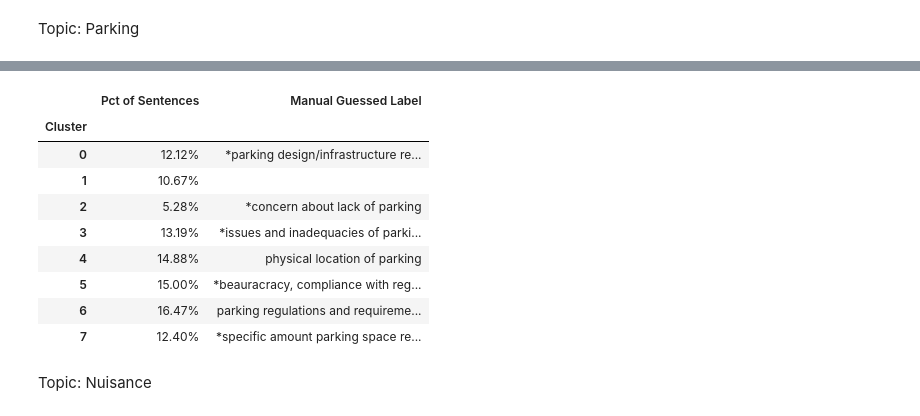
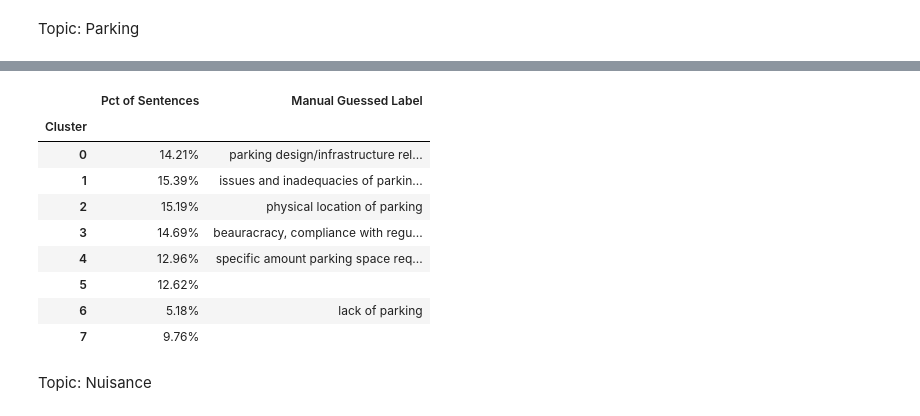
Before and after one commit to mpham8/kestelman-research, a Jupyter notebook: text-data-context/k-mean-clustering.ipynb, the cells around one changed output, grey strips where cells are left out. Cells and saved outputs as stored; diff of their text form; code cells hidden in the pictures.

```diff
--- a/text-data-context/k-mean-clustering.ipynb
+++ b/text-data-context/k-mean-clustering.ipynb
@@ -50,10 +50,3 @@ def elbow_test(embeddings):
   plt.show()
 # %% [markdown]
 K-means Classifier
-# %%
-def k_means_classifier(embeddings, num_clusters = 8, seed = 42):
-  clustering_model = KMeans(n_clusters=num_clusters, random_state=seed)
-  clustering_model.fit(embeddings)
-  clusters = clustering_model.labels_
-
-  return clusters
@@ -126,8 +142,8 @@ information and possible workarounds, please see
 [figure]
 # %%
 parking_num_clusters = 8
-parking_seed = 42
-parking_clusters = k_means_classifier(parking_embeddings, parking_num_clusters, parking_seed)
+parking_clusters = k_means_classifier(parking_embeddings, num_clusters=parking_num_clusters, seed=42, n_init=10)
+
 parking_clusters_df = pd.DataFrame({'Sentence': parking_sentences, 'Cluster': parking_clusters})
 pca_plot(parking_embeddings, parking_clusters)
 # %% [output]
@@ -156,29 +172,29 @@ Cluster 1:
 # %%
 parking_cluster_labels = {
-    0: "*parking design/infrastructure relative to the proposed project",
-    1: "",
-    2: "*concern about lack of parking",
-    3: "*issues and inadequacies of parking on community",
-    4: "physical location of parking",
-    5: "*beauracracy, compliance with regulations, application",
-    6: "parking regulations and requirements for different zones or businesses",
-    7: "*specific amount parking space requirements"
+    0: "parking design/infrastructure relative to the proposed project",
+    1: "issues and inadequacies of parking on community",
+    2: "physical location of parking",
+    3: "beauracracy, compliance with regulations, application",
+    4: "specific amount parking space requirements",
+    5: " ",
+    6: "lack of parking",
+    7: " "
 }
 
 
 parking_cluster_breakdown_df = display_cluster_breakdown(parking_clusters_df, parking_cluster_labels)
 parking_cluster_breakdown_df
 # %% [output]
 |  | Pct of Sentences | Manual Guessed Label |
 | Cluster |  |  |
-| 0 | 12.12% | *parking design/infrastructure re... |
-| 1 | 10.67% |  |
-| 2 | 5.28% | *concern about lack of parking |
-| 3 | 13.19% | *issues and inadequacies of parki... |
-| 4 | 14.88% | physical location of parking |
-| 5 | 15.00% | *beauracracy, compliance with reg... |
-| 6 | 16.47% | parking regulations and requireme... |
-| 7 | 12.40% | *specific amount parking space re... |
+| 0 | 14.21% | parking design/infrastructure rel... |
+| 1 | 15.39% | issues and inadequacies of parkin... |
+| 2 | 15.19% | physical location of parking |
+| 3 | 14.69% | beauracracy, compliance with regu... |
+| 4 | 12.96% | specific amount parking space req... |
+| 5 | 12.62% |  |
+| 6 | 5.18% | lack of parking |
+| 7 | 9.76% |  |
 # %% [markdown]
 Topic: Nuisance
 # %%
```
Also changed, not shown: parts of 17 cells of this notebook.
